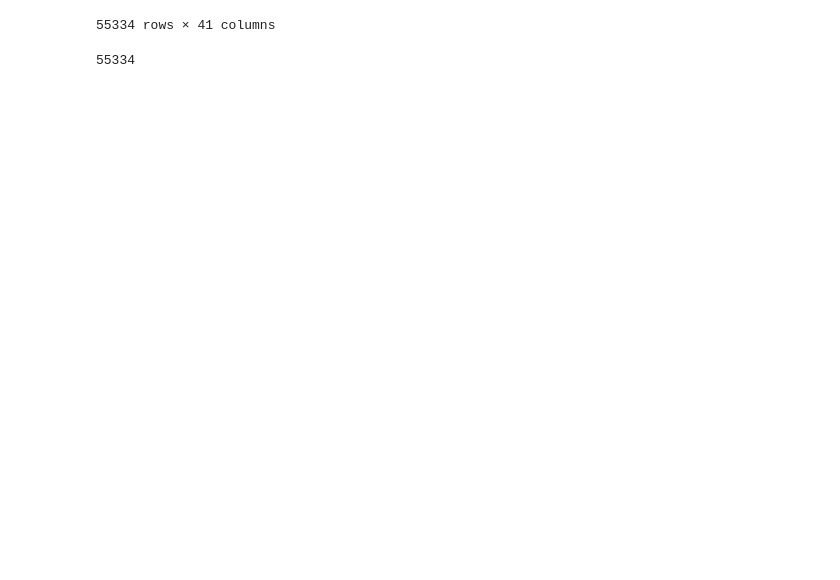
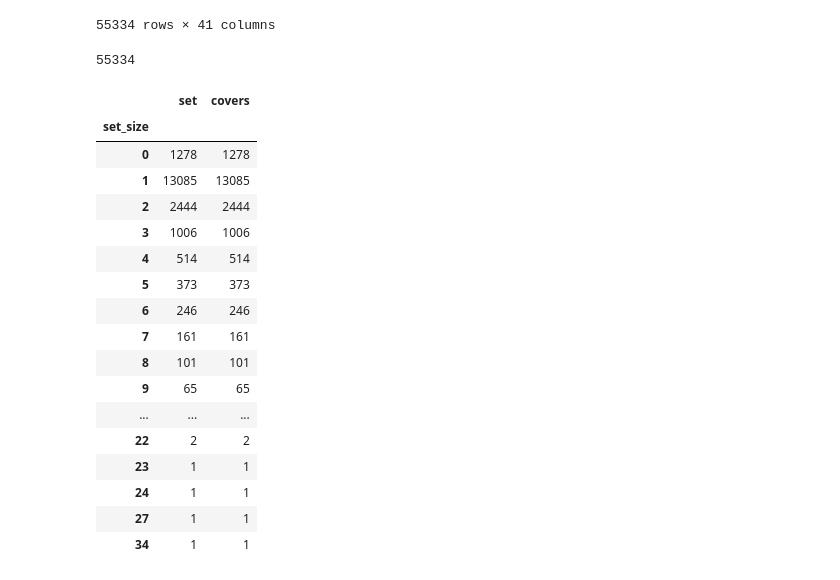
Before and after one commit to jase-clarkson/graph_cp, a Jupyter notebook: reddit.ipynb, the cells around one changed output. Saved outputs shown, nothing was run; the diff lists cells and outputs as text; code cells hidden in the pictures; blank space fills up the shorter version.

```diff
--- a/reddit.ipynb
+++ b/reddit.ipynb
@@ -108,10 +111,17 @@ quantiles_nb = process_map(calibrate_nbhd, list(G.nodes), max_workers=12)
 # %%
-nz = [p for p in quantiles_nb if p is not None]
-res = {}
-for p in nz:
-    res.update(p)
-nbhd_quantiles = pd.Series(res, name='quantile')
-nbhd_quantiles
-lcc_nodes = nbhd_quantiles.index.values
-sets_nb = predict(preds.loc[lcc_nodes].values, nbhd_quantiles.values[:, None])
-sets_nb = pd.Series(sets_nb, index=lcc_nodes, name='set')
+def precompute_naps_sets(scheme):
+    f = partial(calibrate_nbhd, scheme=scheme)
+    quantiles_nb = process_map(f, list(G.nodes), max_workers=12)
+    nz = [p for p in quantiles_nb if p is not None]
+    res = {}
+    for p in nz:
+        res.update(p)
+    nbhd_quantiles = pd.Series(res, name='quantile')
+    nbhd_quantiles
+    lcc_nodes = nbhd_quantiles.index.values
+    sets_nb = predict(preds.loc[lcc_nodes].values, nbhd_quantiles.values[:, None])
+    sets_nb = pd.Series(sets_nb, index=lcc_nodes, name='set')
+    sets_nb = pd.DataFrame(sets_nb)
+    sets_nb['set_size'] = sets_nb['set'].apply(len)
+    sets_nb['covers'] = [test_y.loc[i].values in sets_nb.loc[i, 'set'] for i in sets_nb.index.values]
+    return sets_nb, lcc_nodes
@@ -120,0 +132,21 @@ n_calib = 1000
+# %%
+naps_sets.groupby('set_size').count()
+# %% [output]
+|  | set | covers |
+| set_size |  |  |
+| 0 | 1278 | 1278 |
+| 1 | 13085 | 13085 |
+| 2 | 2444 | 2444 |
+| 3 | 1006 | 1006 |
+| 4 | 514 | 514 |
+| 5 | 373 | 373 |
+| 6 | 246 | 246 |
+| 7 | 161 | 161 |
+| 8 | 101 | 101 |
+| 9 | 65 | 65 |
+| ... | ... | ... |
+| 22 | 2 | 2 |
+| 23 | 1 | 1 |
+| 24 | 1 | 1 |
+| 27 | 1 | 1 |
+| 34 | 1 | 1 |
```
Also changed, not shown: parts of 23 cells of this notebook, 8 other files.
